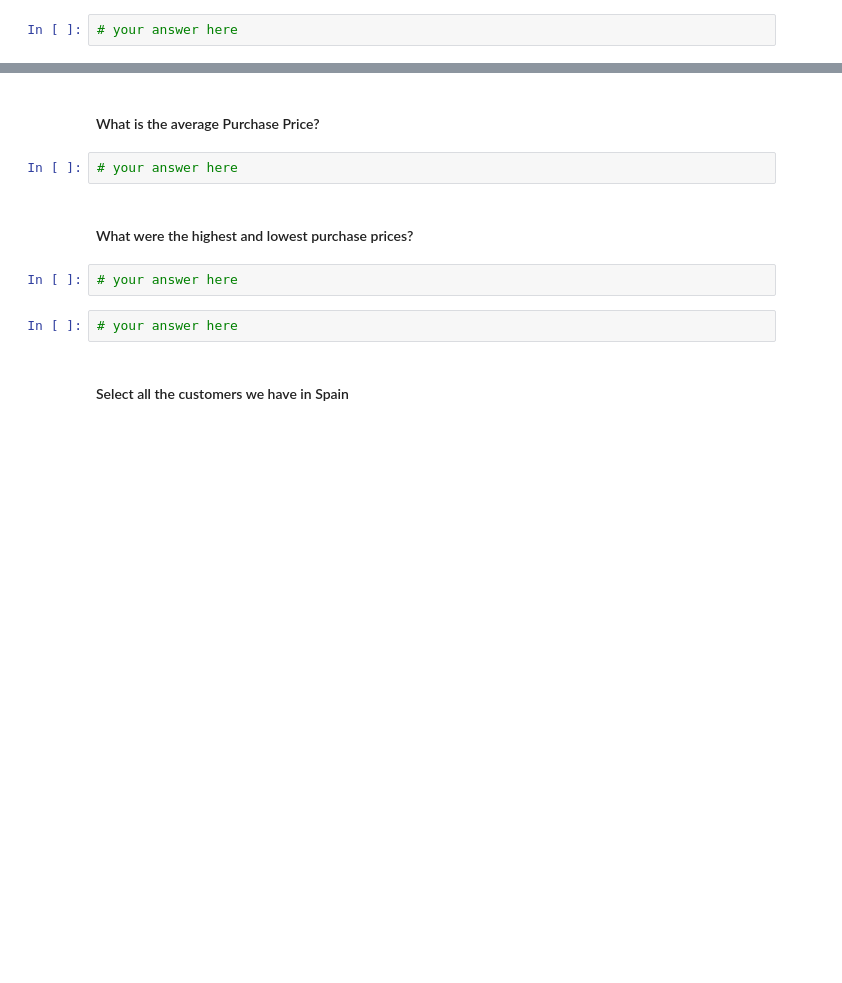
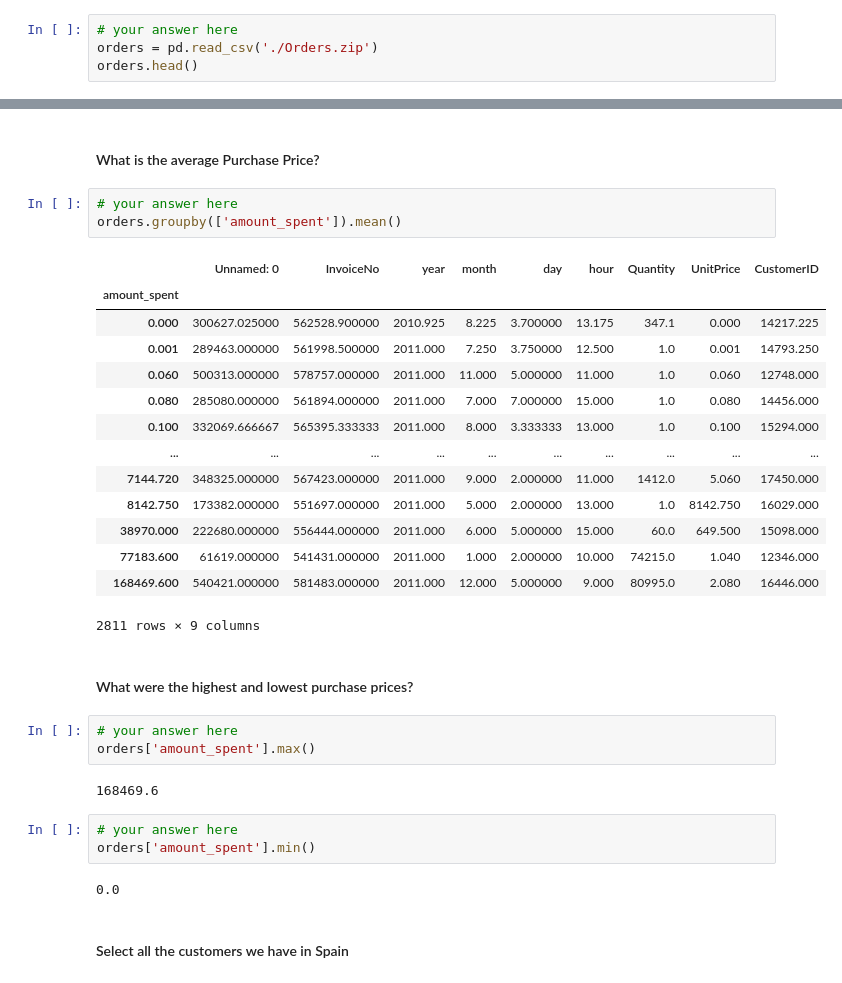
Before and after one commit to Ironhack-Data-Madrid-Octubre-2022/5.1-lab-subsetting-and-descriptive-stats, a Jupyter notebook: your-code/main.ipynb, the cells around one changed output, grey strips where cells are left out. Saved outputs shown, nothing was run; the diff lists cells and outputs as text; blank space fills up the shorter version.

```diff
--- a/your-code/main.ipynb
+++ b/your-code/main.ipynb
@@ -361,3 +361,5 @@ employee.describe().T
 #### Open the Orders.csv dataset. Name your dataset orders
 # %%
 # your answer here
+orders = pd.read_csv('./Orders.zip')
+orders.head()
@@ -371,12 +411,34 @@ employee.describe().T
 ####  What is the average Purchase Price?
 # %%
 # your answer here
+orders.groupby(['amount_spent']).mean()
+# %% [output]
+|  | Unnamed: 0 | InvoiceNo | year | month | day | hour | Quantity | UnitPrice | CustomerID |
+| amount_spent |  |  |  |  |  |  |  |  |  |
+| 0.000 | 300627.025000 | 562528.900000 | 2010.925 | 8.225 | 3.700000 | 13.175 | 347.1 | 0.000 | 14217.225 |
+| 0.001 | 289463.000000 | 561998.500000 | 2011.000 | 7.250 | 3.750000 | 12.500 | 1.0 | 0.001 | 14793.250 |
+| 0.060 | 500313.000000 | 578757.000000 | 2011.000 | 11.000 | 5.000000 | 11.000 | 1.0 | 0.060 | 12748.000 |
+| 0.080 | 285080.000000 | 561894.000000 | 2011.000 | 7.000 | 7.000000 | 15.000 | 1.0 | 0.080 | 14456.000 |
+| 0.100 | 332069.666667 | 565395.333333 | 2011.000 | 8.000 | 3.333333 | 13.000 | 1.0 | 0.100 | 15294.000 |
+| ... | ... | ... | ... | ... | ... | ... | ... | ... | ... |
+| 7144.720 | 348325.000000 | 567423.000000 | 2011.000 | 9.000 | 2.000000 | 11.000 | 1412.0 | 5.060 | 17450.000 |
+| 8142.750 | 173382.000000 | 551697.000000 | 2011.000 | 5.000 | 2.000000 | 13.000 | 1.0 | 8142.750 | 16029.000 |
+| 38970.000 | 222680.000000 | 556444.000000 | 2011.000 | 6.000 | 5.000000 | 15.000 | 60.0 | 649.500 | 15098.000 |
+| 77183.600 | 61619.000000 | 541431.000000 | 2011.000 | 1.000 | 2.000000 | 10.000 | 74215.0 | 1.040 | 12346.000 |
+| 168469.600 | 540421.000000 | 581483.000000 | 2011.000 | 12.000 | 5.000000 | 9.000 | 80995.0 | 2.080 | 16446.000 |
+2811 rows × 9 columns
 # %% [markdown]
 #### What were the highest and lowest purchase prices?
 # %%
 # your answer here
+orders['amount_spent'].max()
+# %% [output]
+168469.6
 # %%
 # your answer here
+orders['amount_spent'].min()
+# %% [output]
+0.0
 # %% [markdown]
 #### Select all the customers we have in Spain
 # %%
```
Also changed, not shown: parts of 24 cells of this notebook.
